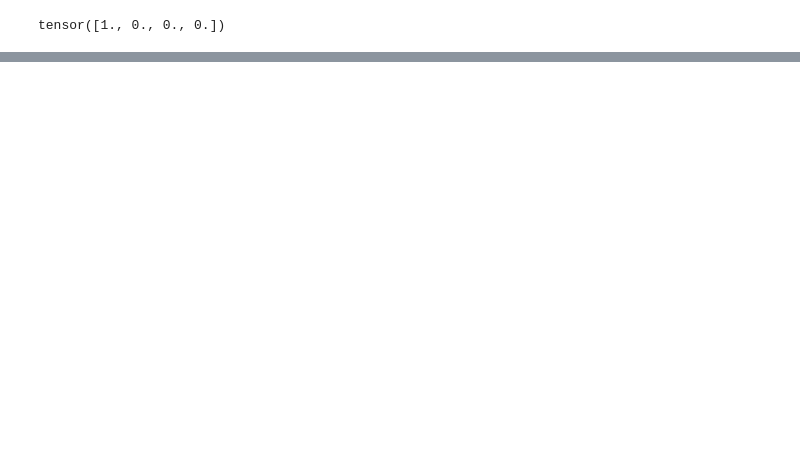
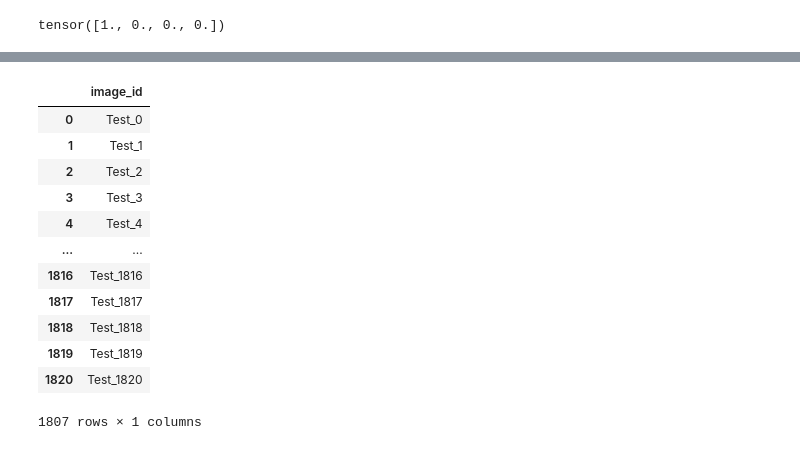
Before and after one commit to leekyuyoung20221226/python, a Jupyter notebook: 파이토치/20230425_kaggle.ipynb, the cells around one changed output, grey strips where cells are left out. Cells and saved outputs as stored; diff of their text form; code cells hidden in the pictures; blank space fills up the shorter version.

```diff
--- a/파이토치/20230425_kaggle.ipynb
+++ b/파이토치/20230425_kaggle.ipynb
@@ -431,3 +398,14 @@ for epoch in range(epochs):
 #---> 보팅....과 비슷
 # %%
 # --- 데이터셋 다시 구성..
+# %%
+test = test[test['image_id'].apply(lambda x :True if x in org_flists else False)]
+
+# 테스트 데이터 원본용 데이터셋 및 데이터 로드
+dataset_test = ImageDataset(test,img_dir = img_dir, transform = transform_test, is_test=True)
+loader_test = DataLoader(dataset_test, batch_size=batch_size, shuffle=False,
+                         worker_init_fn = seed_worker,generator=g)
+# TTA용 데이터셋 및 데이터 로드
+dataset_TTA = ImageDataset(test,img_dir = img_dir, transform = transform_train, is_test=True) # 훈련데이터처럼 여러변변환을 수행
+loader_TTA = DataLoader(dataset_TTA, batch_size=batch_size, shuffle=False,
+                         worker_init_fn = seed_worker,generator=g)
@@ -433,0 +415,19 @@ for epoch in range(epochs):
+# %%
+len(test), len(glob('/content/drive/MyDrive/Colab Notebooks/kaggle/data/images/*.jpg'))
+# for images in loader_test:
+#   pass
+test
+# %% [output]
+|  | image_id |
+| 0 | Test_0 |
+| 1 | Test_1 |
+| 2 | Test_2 |
+| 3 | Test_3 |
+| 4 | Test_4 |
+| ... | ... |
+| 1816 | Test_1816 |
+| 1817 | Test_1817 |
+| 1818 | Test_1818 |
+| 1819 | Test_1819 |
+| 1820 | Test_1820 |
+1807 rows × 1 columns
```
Also changed, not shown: parts of 21 cells of this notebook.
